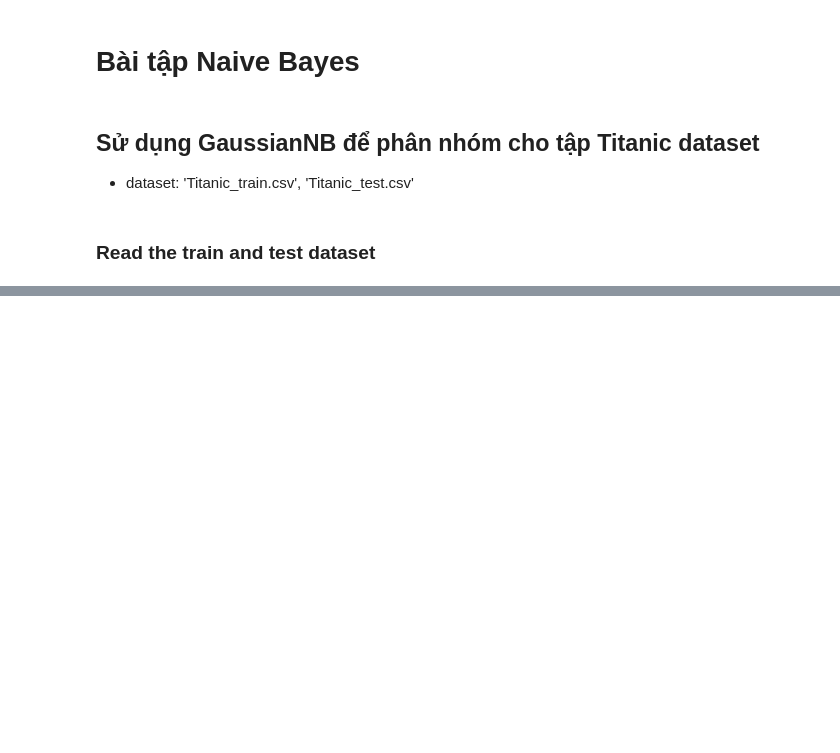
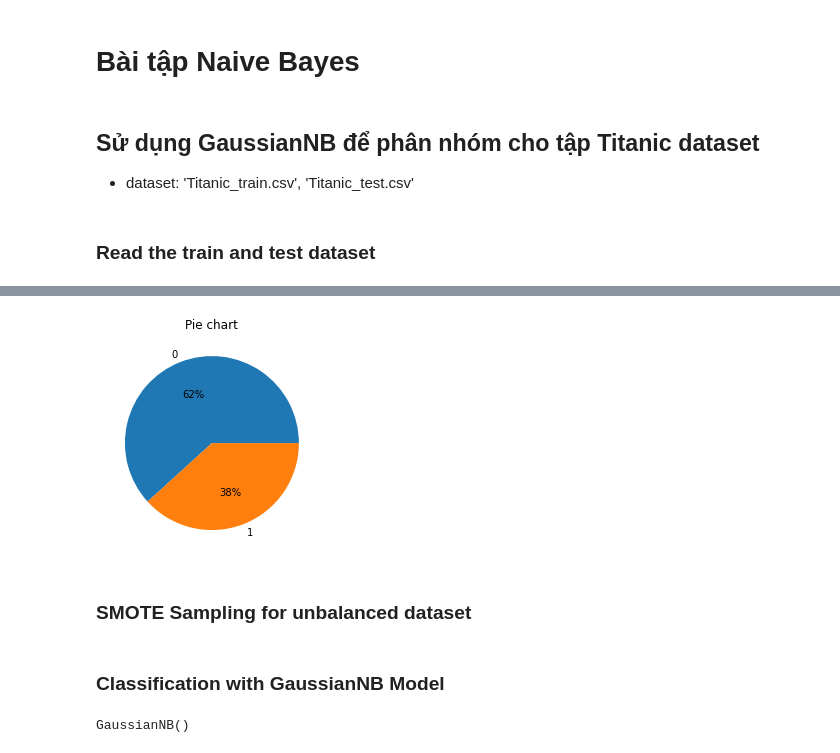
Before and after one commit to tquangsdh20/w3_bayes, a Jupyter notebook: NaiveBayes-Titanic.ipynb, the cells around one changed output, grey strips where cells are left out. Drawn from its saved outputs; the diff is of its cells as text; code cells hidden in the pictures; blank space fills up the shorter version.

```diff
--- a/NaiveBayes-Titanic.ipynb
+++ b/NaiveBayes-Titanic.ipynb
@@ -112,0 +311,9 @@ datimputer.fit_transform(dat.values))
+# %%
+count_Class.plot(kind = 'pie',  autopct='%1.0f%%')
+plt.title('Pie chart')
+plt.ylabel('')
+plt.show()
+# %% [output]
+[figure, added]
+# %% [markdown]
+### SMOTE Sampling for unbalanced dataset
@@ -112,0 +334,10 @@ datimputer.fit_transform(dat.values))
+# %% [markdown]
+### Classification with GaussianNB Model
+# %%
+from sklearn.naive_bayes import GaussianNB
+model = GaussianNB()
+# fit it to training data
+model.fit(X_train,y_train)
+model
+# %% [output]
+GaussianNB()
```
Also changed, not shown: parts of 43 cells of this notebook, 10 other files.
